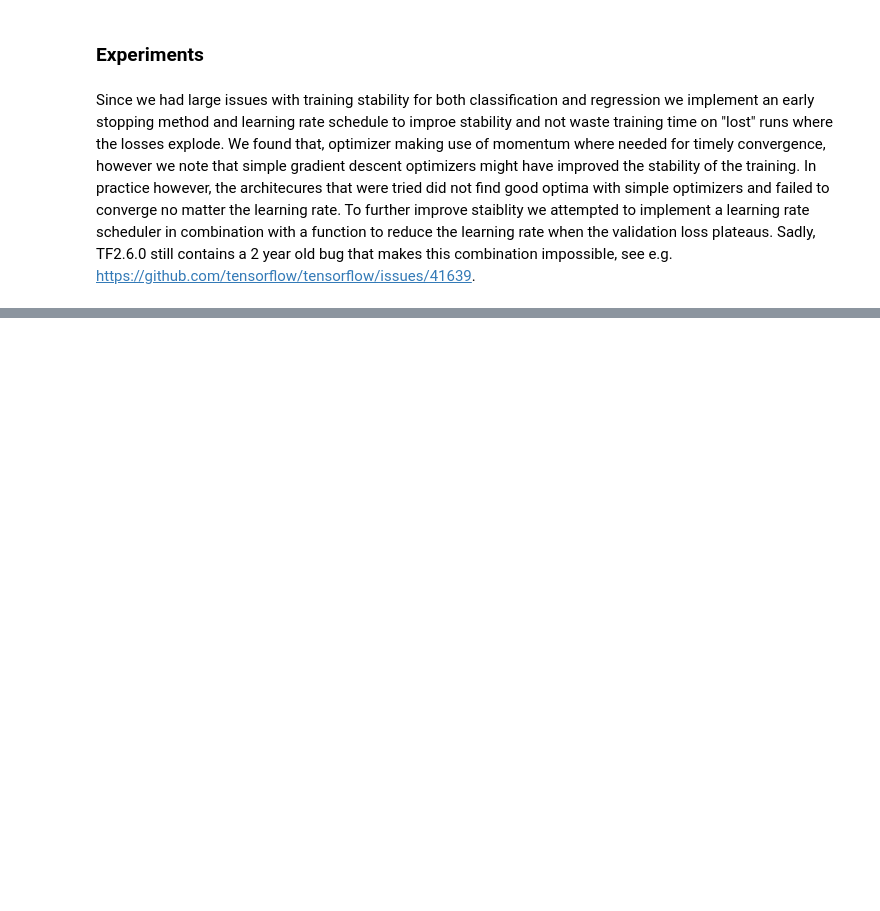
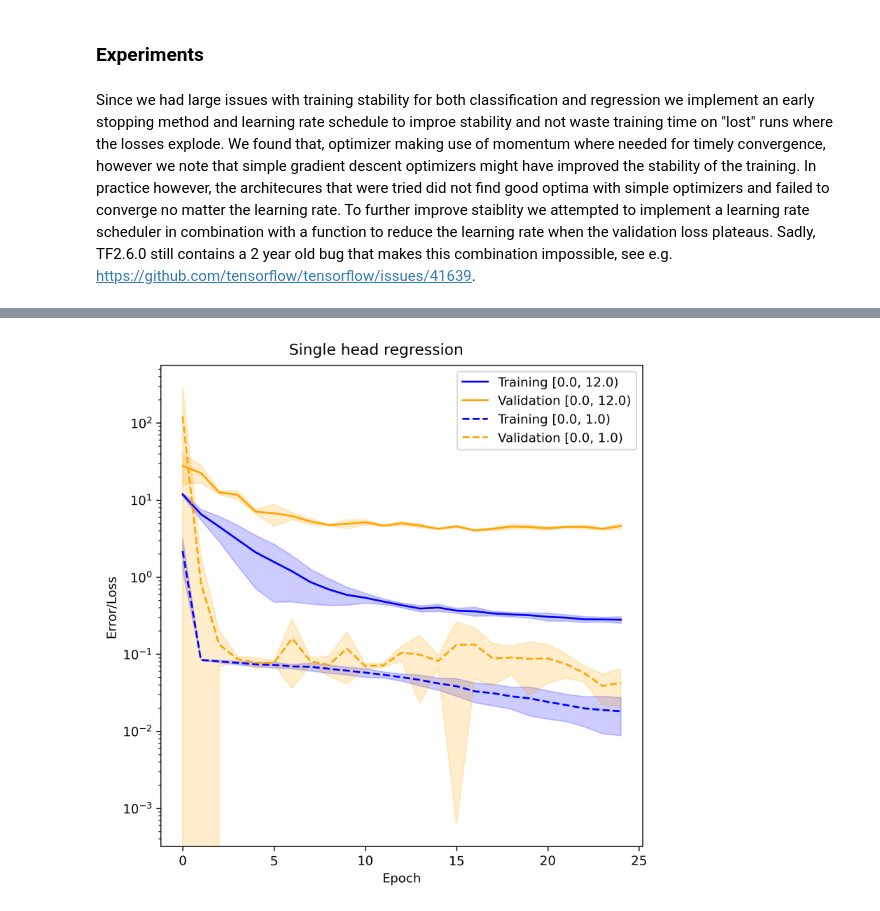
Before and after one commit to DGonzalezPicos/IDL, a Jupyter notebook: assingment2/Task 2.ipynb, the cells around one changed output, grey strips where cells are left out. Saved outputs shown, nothing was run; the diff lists cells and outputs as text; code cells hidden in the pictures; blank space fills up the shorter version.

```diff
--- a/assingment2/Task 2.ipynb
+++ b/assingment2/Task 2.ipynb
@@ -158,2 +387,3 @@ class720_head1_model, y_train, y_test = prep_class_1head(settings, n_classes)
 # %%
-# Regression
+settings = single_large_head_regression()
+r_dec_large_result = train_this(settings)
@@ -159,0 +408,3 @@ class720_head1_model, y_train, y_test = prep_class_1head(settings, n_classes)
+# %%
+settings = single_head_regression()
+r_dec_result = train_this(settings)
@@ -160,2 +429,70 @@ class720_head1_model, y_train, y_test = prep_class_1head(settings, n_classes)
+# %%
+def plot_comb_reg_history(hists, title=""):
+    fig, (ax1) = plt.subplots(1, 1, constrained_layout=True, figsize=(6, 6))
+
+    colors = ["blue", "orange"]
+    lss = ["solid", "dashed", "dotted"]
+    labels = ["[0.0, 12.0)", "[0.0, 1.0)"]
+
+    # ax1.set_title(f"Loss")
+    # ax2.set_title(f"Accuracy")
+    for hist, ls, label in zip(hists, lss, labels):
+        l = np.min([len(el["loss"]) for el in hist])
+        losses = np.array([el["loss"][:l] for el in hist])
+        # accuracy = np.array([el["accuracy"][:l] for el in hist])
+
+        val_losses = np.array([el["val_loss"][:l] for el in hist])
+        #val_accuracy = np.array([el["val_accuracy"][:l] for el in hist])
+
+        mean_loss = np.mean(losses, axis=0)
+        std_loss = np.std(losses, axis=0)
+
+        mean_val_loss = np.mean(val_losses, axis=0)
+        std_val_loss = np.std(val_losses, axis=0)
+
+        #mean_accuracy = np.mean(losses, axis=0)
+        #std_accuracy = np.std(losses, axis=0)
+
+        #mean_val_accuracy = np.mean(val_losses, axis=0)
+        #std_val_accuracy = np.std(val_losses, axis=0)
+
+        x = np.arange(len(mean_loss))
+        ax1.plot(mean_loss, label=f"Training {label}", ls=ls, c="blue")
+        ax1.fill_between(x,
+                        mean_loss + std_loss,
+                        mean_loss - std_loss, color="blue", alpha=0.2)
+        ax1.plot(mean_val_loss, label=f"Validation {label}", ls=ls, c="orange")
+        ax1.fill_between(x,
+                mean_val_loss + std_val_loss,
+                mean_val_loss - std_val_loss, color="orange", alpha=0.2)
+
+
+
+#         ax2.plot(mean_accuracy, label=f"Training {label}", ls=ls, c="blue")
+#         ax2.fill_between(x,
+#                 mean_accuracy + std_accuracy,
+#                 mean_accuracy - std_accuracy, color="blue", alpha=0.2)
+#         ax2.plot(mean_val_accuracy, label=f"Validation {label}", ls=ls, c="orange")
+#         ax2.fill_between(x,
+#                          mean_val_accuracy + std_val_accuracy,
+#                          mean_val_accuracy - std_val_accuracy, color="orange", alpha=0.2)
+
+    ax1.set_xlabel("Epoch")
+    ax1.set_ylabel("Error/Loss")
+    ax1.legend()
+    ax1.set_yscale("log")
+
+#     ax2.set_xlabel("Epoch")
+#     ax2.set_ylabel("Accuracy")
+#     ax2.legend()
+
+    fig.suptitle(title)
+
+    plt.show()
+
+
+plot_comb_reg_history([r_dec_large_result, r_dec_result], "Single head regression")
+# %% [output]
+[figure, added]
 # %%
 # Multihead
```
Also changed, not shown: parts of 19 cells of this notebook, 3 other files.
